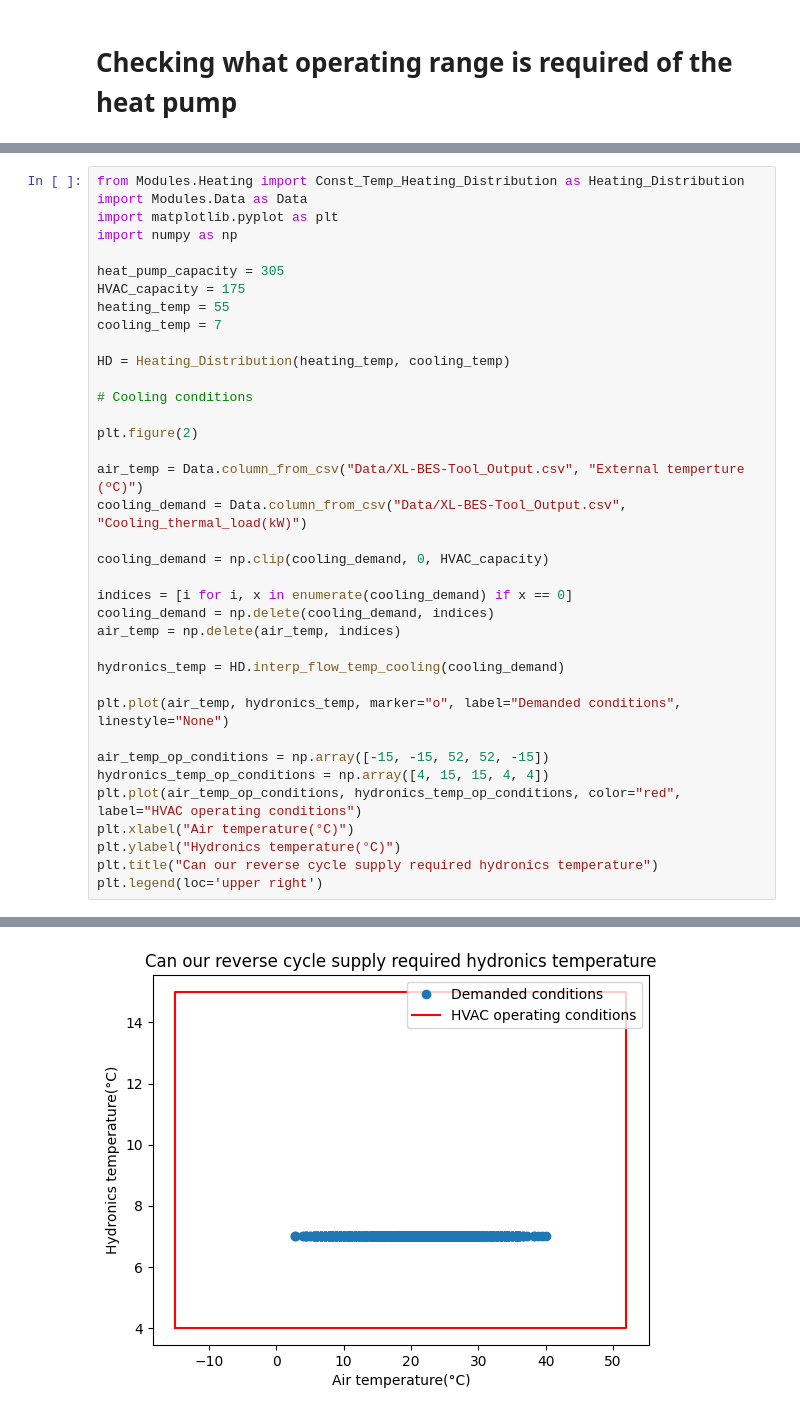
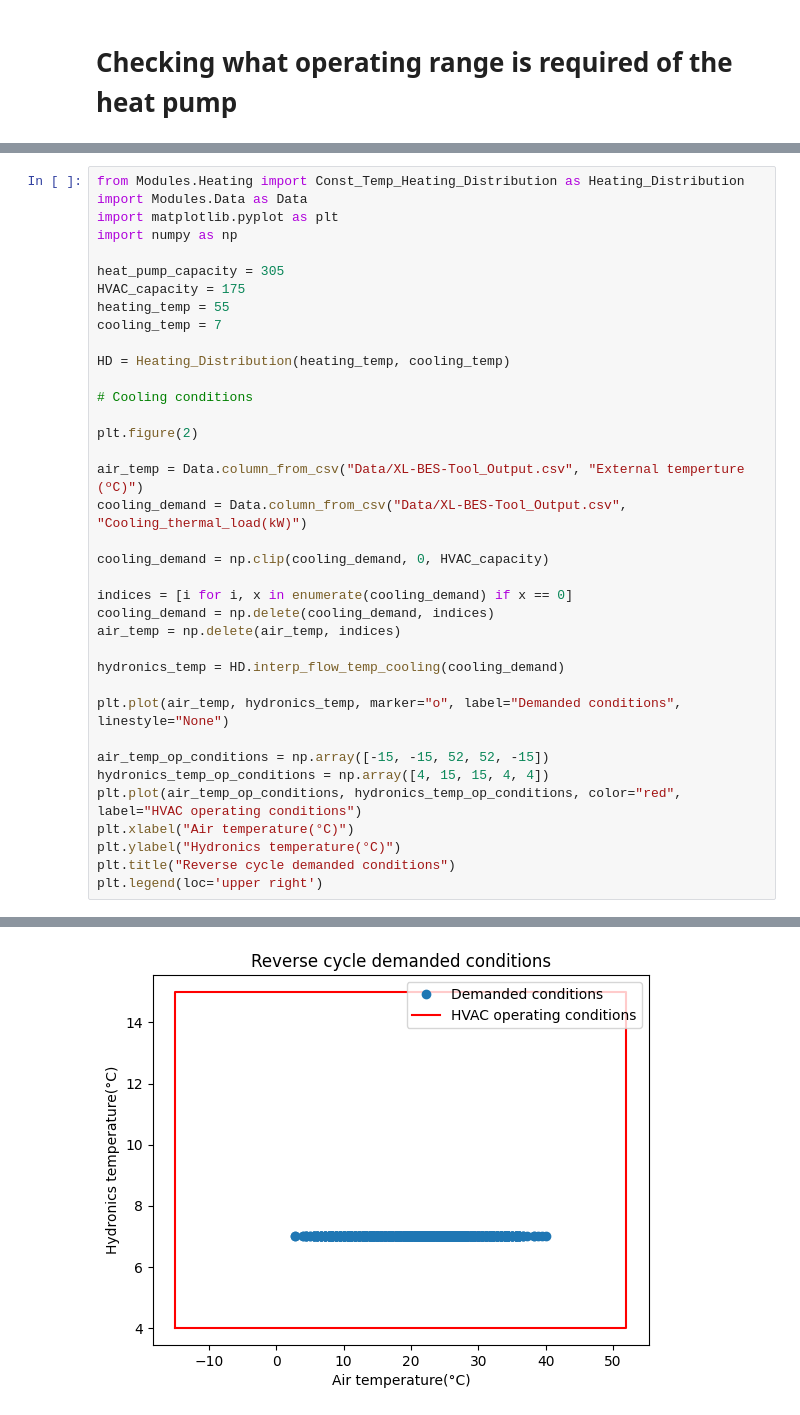
Before and after one commit to SNaylor12543/Variable_Output_Temperature_Heat_Pump, a Jupyter notebook: HFP-550LM-Z1_operations check.ipynb, the cells around one changed output, grey strips where cells are left out. Saved outputs shown, nothing was run; the diff lists cells and outputs as text.

```diff
--- a/HFP-550LM-Z1_operations check.ipynb
+++ b/HFP-550LM-Z1_operations check.ipynb
@@ -49,32 +49,32 @@ HVAC_capacity = 175
 heating_temp = 55
 cooling_temp = 7
 
 HD = Heating_Distribution(heating_temp, cooling_temp)
 
 # Cooling conditions
 
 plt.figure(2)
 
 air_temp = Data.column_from_csv("Data/XL-BES-Tool_Output.csv", "External temperture (ºC)")
 cooling_demand = Data.column_from_csv("Data/XL-BES-Tool_Output.csv", "Cooling_thermal_load(kW)")
 
 cooling_demand = np.clip(cooling_demand, 0, HVAC_capacity)
 
 indices = [i for i, x in enumerate(cooling_demand) if x == 0]
 cooling_demand = np.delete(cooling_demand, indices)
 air_temp = np.delete(air_temp, indices)
 
 hydronics_temp = HD.interp_flow_temp_cooling(cooling_demand)
 
 plt.plot(air_temp, hydronics_temp, marker="o", label="Demanded conditions", linestyle="None")
 
 air_temp_op_conditions = np.array([-15, -15, 52, 52, -15])
 hydronics_temp_op_conditions = np.array([4, 15, 15, 4, 4])
 plt.plot(air_temp_op_conditions, hydronics_temp_op_conditions, color="red", label="HVAC operating conditions")
 plt.xlabel("Air temperature(°C)")
 plt.ylabel("Hydronics temperature(°C)")
-plt.title("Can our reverse cycle supply required hydronics temperature")
+plt.title("Reverse cycle demanded conditions")
 plt.legend(loc='upper right')
 # %% [output]
 <matplotlib.legend.Legend at 0x...>
-[figure, old version]
+[figure, new version]
```
Also changed, not shown: parts of 1 cell of this notebook, 6 other files.
